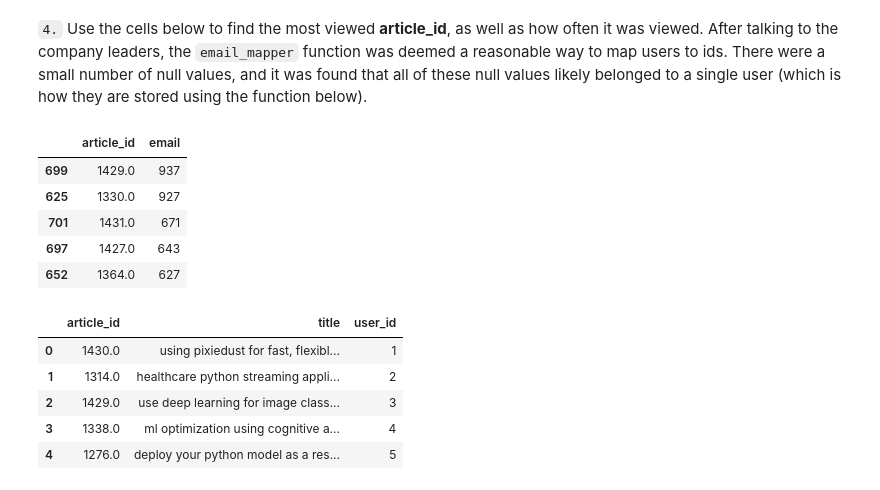
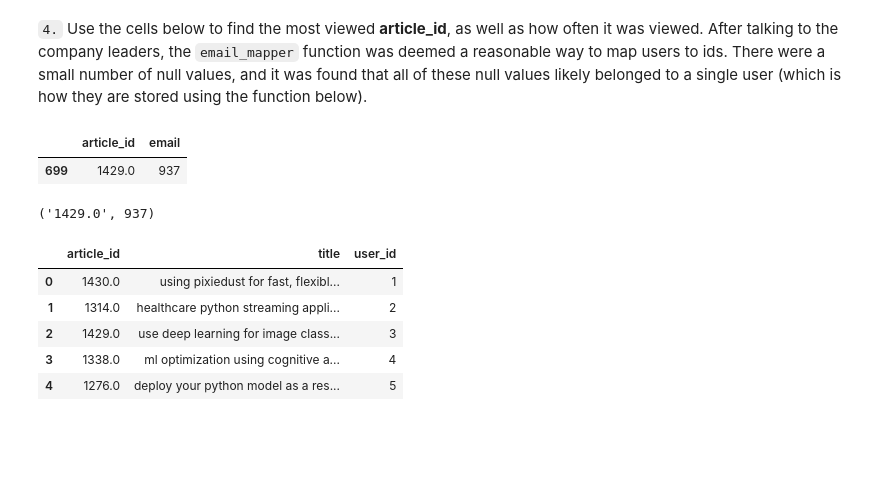
Before and after one commit to kashyapbarua/recommendations-ibm, a Jupyter notebook: Recommendations_with_IBM.ipynb, the cells around one changed output. Saved outputs shown, nothing was run; the diff lists cells and outputs as text; code cells hidden in the pictures; blank space fills up the shorter version.

```diff
--- a/Recommendations_with_IBM.ipynb
+++ b/Recommendations_with_IBM.ipynb
@@ -131,12 +131,14 @@ user_article_interactions = 45993 # The number of user-article interactions
 # %% [markdown]
 `4.` Use the cells below to find the most viewed **article_id**, as well as how often it was viewed.  After talking to the company leaders, the `email_mapper` function was deemed a reasonable way to map users to ids.  There were a small number of null values, and it was found that all of these null values likely belonged to a single user (which is how they are stored using the function below).
 # %%
-df.groupby(['article_id'], as_index = False).agg({'email': 'count'}).sort_values(by = 'email', ascending = False).head()
+df.groupby(['article_id'], as_index = False).agg({'email': 'count'}).sort_values(by = 'email', ascending = False).head(1)
 # %% [output]
 |  | article_id | email |
 | 699 | 1429.0 | 937 |
-| 625 | 1330.0 | 927 |
-| 701 | 1431.0 | 671 |
-| 697 | 1427.0 | 643 |
-| 652 | 1364.0 | 627 |
+# %%
+solution_below = df.groupby(['article_id'], as_index = False).agg({'email': 'count'}).sort_values(by = 'email', ascending = False).head(1)
+
+solution_below.article_id.iloc[0].astype(str), solution_below.email.iloc[0]
+# %% [output]
+('1429.0', 937)
 # %%
```
Also changed, not shown: parts of 9 cells of this notebook, 1 other file.
